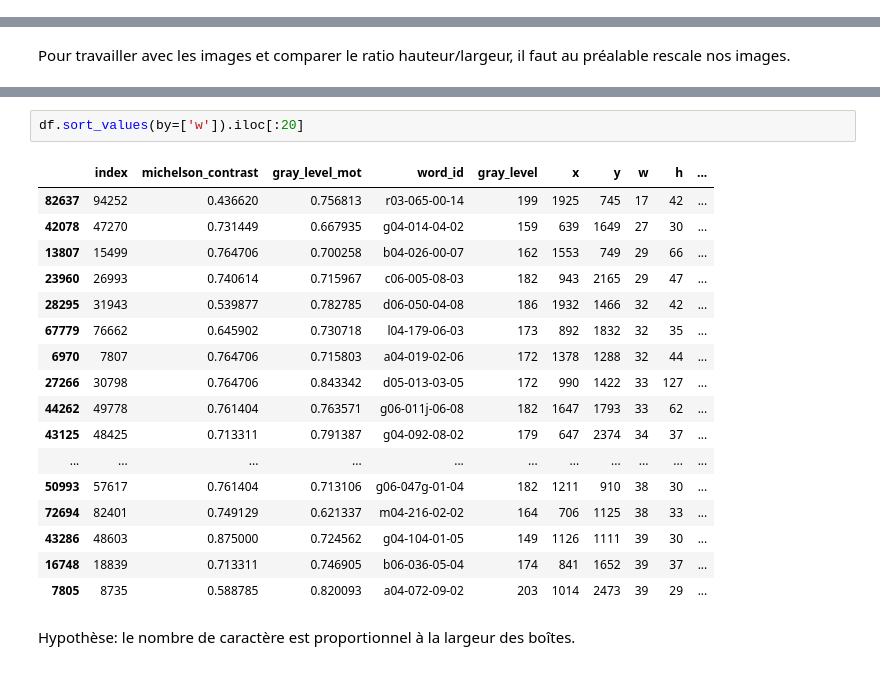
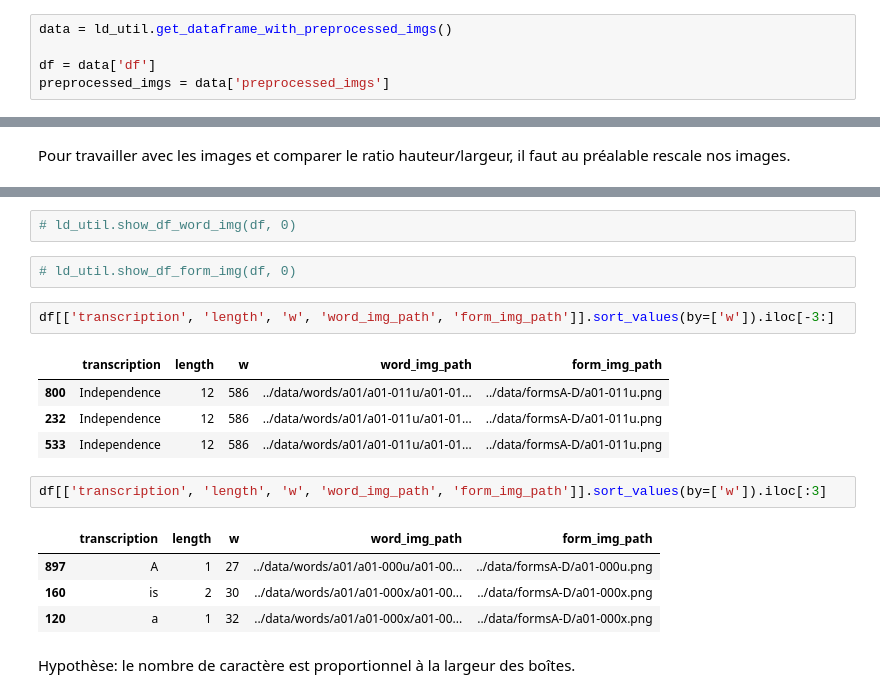
Before and after one commit to sfc-gh-zblackwood/OCRPyMan, a Jupyter notebook: notebooks/letter_detection.ipynb, the cells around one changed output, grey strips where cells are left out. Cells and saved outputs as stored; diff of their text form.

```diff
--- a/notebooks/letter_detection.ipynb
+++ b/notebooks/letter_detection.ipynb
@@ -67,0 +32,5 @@ df.head()
+# %%
+data = ld_util.get_dataframe_with_preprocessed_imgs()
+
+df = data['df']
+preprocessed_imgs = data['preprocessed_imgs']
@@ -104,23 +58,21 @@ plt.show()
+# %%
+# ld_util.show_df_word_img(df, 0)
+# %%
+# ld_util.show_df_form_img(df, 0)
 # %%
-df.sort_values(by=['w']).iloc[:20]
+df[['transcription', 'length', 'w', 'word_img_path', 'form_img_path']].sort_values(by=['w']).iloc[-3:]
 # %% [output]
-|  | index | michelson_contrast | gray_level_mot | word_id | gray_level | x | y | w | h | ... |
-| 82637 | 94252 | 0.436620 | 0.756813 | r03-065-00-14 | 199 | 1925 | 745 | 17 | 42 | ... |
-| 42078 | 47270 | 0.731449 | 0.667935 | g04-014-04-02 | 159 | 639 | 1649 | 27 | 30 | ... |
-| 13807 | 15499 | 0.764706 | 0.700258 | b04-026-00-07 | 162 | 1553 | 749 | 29 | 66 | ... |
-| 23960 | 26993 | 0.740614 | 0.715967 | c06-005-08-03 | 182 | 943 | 2165 | 29 | 47 | ... |
-| 28295 | 31943 | 0.539877 | 0.782785 | d06-050-04-08 | 186 | 1932 | 1466 | 32 | 42 | ... |
-| 67779 | 76662 | 0.645902 | 0.730718 | l04-179-06-03 | 173 | 892 | 1832 | 32 | 35 | ... |
-| 6970 | 7807 | 0.764706 | 0.715803 | a04-019-02-06 | 172 | 1378 | 1288 | 32 | 44 | ... |
-| 27266 | 30798 | 0.764706 | 0.843342 | d05-013-03-05 | 172 | 990 | 1422 | 33 | 127 | ... |
-| 44262 | 49778 | 0.761404 | 0.763571 | g06-011j-06-08 | 182 | 1647 | 1793 | 33 | 62 | ... |
-| 43125 | 48425 | 0.713311 | 0.791387 | g04-092-08-02 | 179 | 647 | 2374 | 34 | 37 | ... |
-| ... | ... | ... | ... | ... | ... | ... | ... | ... | ... | ... |
-| 50993 | 57617 | 0.761404 | 0.713106 | g06-047g-01-04 | 182 | 1211 | 910 | 38 | 30 | ... |
-| 72694 | 82401 | 0.749129 | 0.621337 | m04-216-02-02 | 164 | 706 | 1125 | 38 | 33 | ... |
-| 43286 | 48603 | 0.875000 | 0.724562 | g04-104-01-05 | 149 | 1126 | 1111 | 39 | 30 | ... |
-| 16748 | 18839 | 0.713311 | 0.746905 | b06-036-05-04 | 174 | 841 | 1652 | 39 | 37 | ... |
-| 7805 | 8735 | 0.588785 | 0.820093 | a04-072-09-02 | 203 | 1014 | 2473 | 39 | 29 | ... |
+|  | transcription | length | w | word_img_path | form_img_path |
+| 800 | Independence | 12 | 586 | ../data/words/a01/a01-011u/a01-01... | ../data/formsA-D/a01-011u.png |
+| 232 | Independence | 12 | 586 | ../data/words/a01/a01-011u/a01-01... | ../data/formsA-D/a01-011u.png |
+| 533 | Independence | 12 | 586 | ../data/words/a01/a01-011u/a01-01... | ../data/formsA-D/a01-011u.png |
+# %%
+df[['transcription', 'length', 'w', 'word_img_path', 'form_img_path']].sort_values(by=['w']).iloc[:3]
+# %% [output]
+|  | transcription | length | w | word_img_path | form_img_path |
+| 897 | A | 1 | 27 | ../data/words/a01/a01-000u/a01-00... | ../data/formsA-D/a01-000u.png |
+| 160 | is | 2 | 30 | ../data/words/a01/a01-000x/a01-00... | ../data/formsA-D/a01-000x.png |
+| 120 | a | 1 | 32 | ../data/words/a01/a01-000x/a01-00... | ../data/formsA-D/a01-000x.png |
 # %% [markdown]
 Hypothèse: le nombre de caractère est proportionnel à la largeur des boîtes.
 # %%
```
Also changed, not shown: parts of 38 cells of this notebook, 3 other files.
